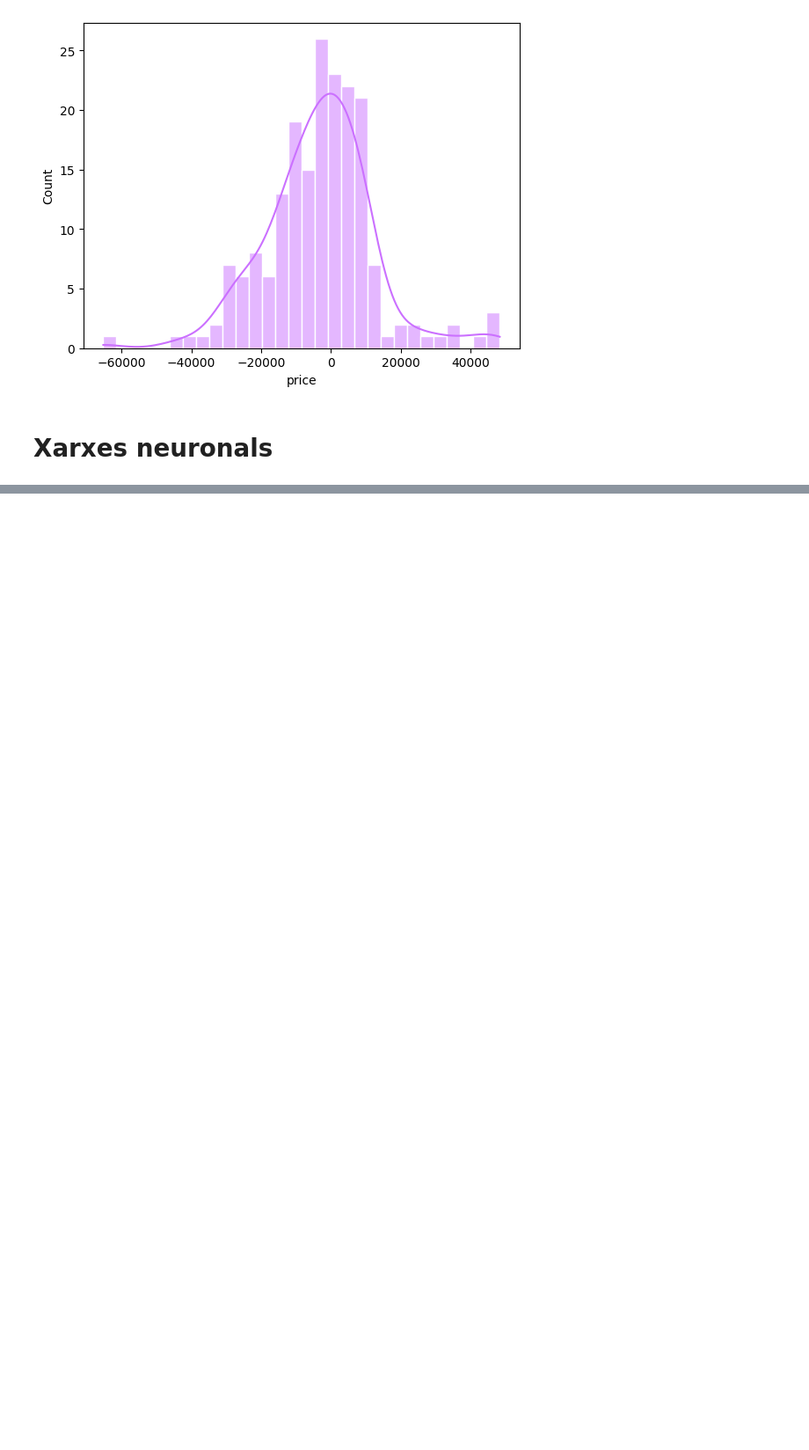
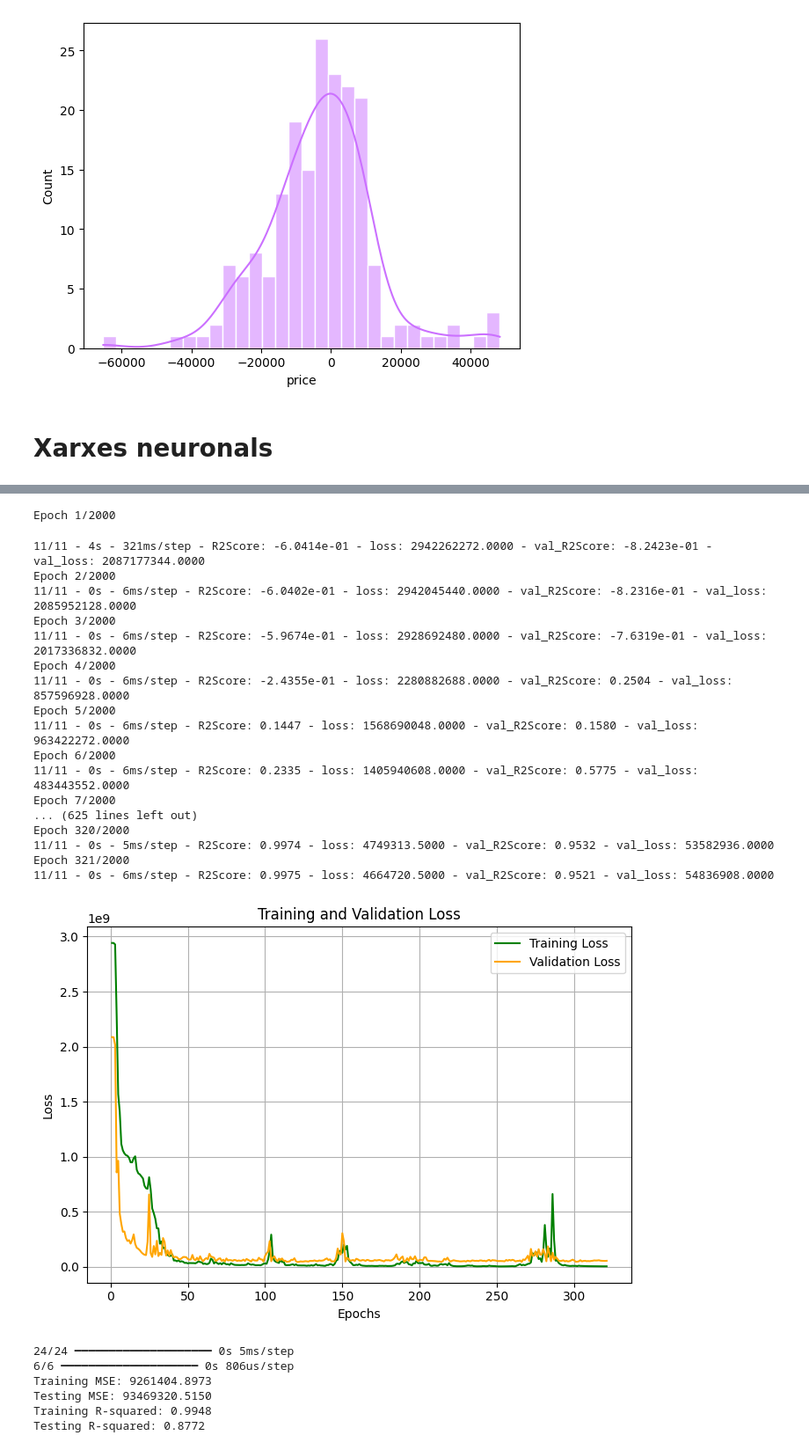
Before and after one commit to Nifel13/Smartphone-predictor, a Jupyter notebook: esmarfon_predict.ipynb, the cells around one changed output, grey strips where cells are left out. Shown at 88% size. Saved outputs shown, nothing was run; the diff lists cells and outputs as text; code cells hidden in the pictures; blank space fills up the shorter version.

```diff
--- a/esmarfon_predict.ipynb
+++ b/esmarfon_predict.ipynb
@@ -517,0 +656,73 @@ from sklearn.metrics import confusion_matrix, mean_squared_error, r2_score
+# %%
+model = Sequential([
+    Dense(64, activation='relu', input_shape=(X_train.shape[1],)),
+    Dense(64, activation='relu', input_shape=(X_train.shape[1],)),
+    Dense(64, activation='relu', input_shape=(X_train.shape[1],)),
+    Dense(64, activation='relu', input_shape=(X_train.shape[1],)),
+    Dense(64, activation='relu', input_shape=(X_train.shape[1],)),
+    Dense(64, activation='relu', input_shape=(X_train.shape[1],)),
+    Dense(64, activation='relu', input_shape=(X_train.shape[1],)),
+    Dense(64, activation='relu', input_shape=(X_train.shape[1],)),
+    Dense(64, activation='relu', input_shape=(X_train.shape[1],)),
+    Dense(64, activation='relu', input_shape=(X_train.shape[1],)),
+    Dense(64, activation='relu', input_shape=(X_train.shape[1],)),
+    Dense(64, activation='relu', input_shape=(X_train.shape[1],)),
+    Dense(64, activation='relu', input_shape=(X_train.shape[1],)),
+    Dense(64, activation='relu', input_shape=(X_train.shape[1],)),
+    Dense(64, activation='relu', input_shape=(X_train.shape[1],)),
+    Dense(64, activation='relu', input_shape=(X_train.shape[1],)),
+    Dense(1, activation='linear', kernel_regularizer = l2(0.01))
+])
+
+learning_rate = 0.001
+optimizer = Adam(learning_rate=learning_rate)
+
+model.compile(optimizer=optimizer, loss='mean_squared_error', metrics = ['R2Score'])
+
+batch_size=64
+num_epochs=2000
+
+early_stopping = EarlyStopping(monitor='val_loss', patience=200)
+
+history = model.fit(X_train, y_train, epochs=num_epochs, batch_size=batch_size, validation_split=0.1, verbose=2, callbacks=[early_stopping])
+
+plot_curves(history)
+
+y_train_pred = model.predict(X_train)
+y_test_pred = model.predict(X_test)
+
+train_mse = mean_squared_error(y_train, y_train_pred)
+test_mse = mean_squared_error(y_test, y_test_pred)
+train_r2 = r2_score(y_train, y_train_pred)
+test_r2 = r2_score(y_test, y_test_pred)
+
+print('Training MSE: {:.4f}'.format(train_mse))
+print('Testing MSE: {:.4f}'.format(test_mse))
+print('Training R-squared: {:.4f}'.format(train_r2))
+print('Testing R-squared: {:.4f}'.format(test_r2))
+# %% [output]
+Epoch 1/2000
+11/11 - 4s - 321ms/step - R2Score: -6.0414e-01 - loss: 2942262272.0000 - val_R2Score: -8.2423e-01 - val_loss: 2087177344.0000
+Epoch 2/2000
+11/11 - 0s - 6ms/step - R2Score: -6.0402e-01 - loss: 2942045440.0000 - val_R2Score: -8.2316e-01 - val_loss: 2085952128.0000
+Epoch 3/2000
+11/11 - 0s - 6ms/step - R2Score: -5.9674e-01 - loss: 2928692480.0000 - val_R2Score: -7.6319e-01 - val_loss: 2017336832.0000
+Epoch 4/2000
+11/11 - 0s - 6ms/step - R2Score: -2.4355e-01 - loss: 2280882688.0000 - val_R2Score: 0.2504 - val_loss: 857596928.0000
+Epoch 5/2000
+11/11 - 0s - 6ms/step - R2Score: 0.1447 - loss: 1568690048.0000 - val_R2Score: 0.1580 - val_loss: 963422272.0000
+Epoch 6/2000
+11/11 - 0s - 6ms/step - R2Score: 0.2335 - loss: 1405940608.0000 - val_R2Score: 0.5775 - val_loss: 483443552.0000
+Epoch 7/2000
+... (625 lines left out)
+Epoch 320/2000
+11/11 - 0s - 5ms/step - R2Score: 0.9974 - loss: 4749313.5000 - val_R2Score: 0.9532 - val_loss: 53582936.0000
+Epoch 321/2000
+11/11 - 0s - 6ms/step - R2Score: 0.9975 - loss: 4664720.5000 - val_R2Score: 0.9521 - val_loss: 54836908.0000
+[figure, added]
+24/24 ━━━━━━━━━━━━━━━━━━━━ 0s 5ms/step
+6/6 ━━━━━━━━━━━━━━━━━━━━ 0s 806us/step
+Training MSE: 9261404.8973
+Testing MSE: 93469320.5150
+Training R-squared: 0.9948
+Testing R-squared: 0.8772
```
Also changed, not shown: parts of 5 cells of this notebook.
